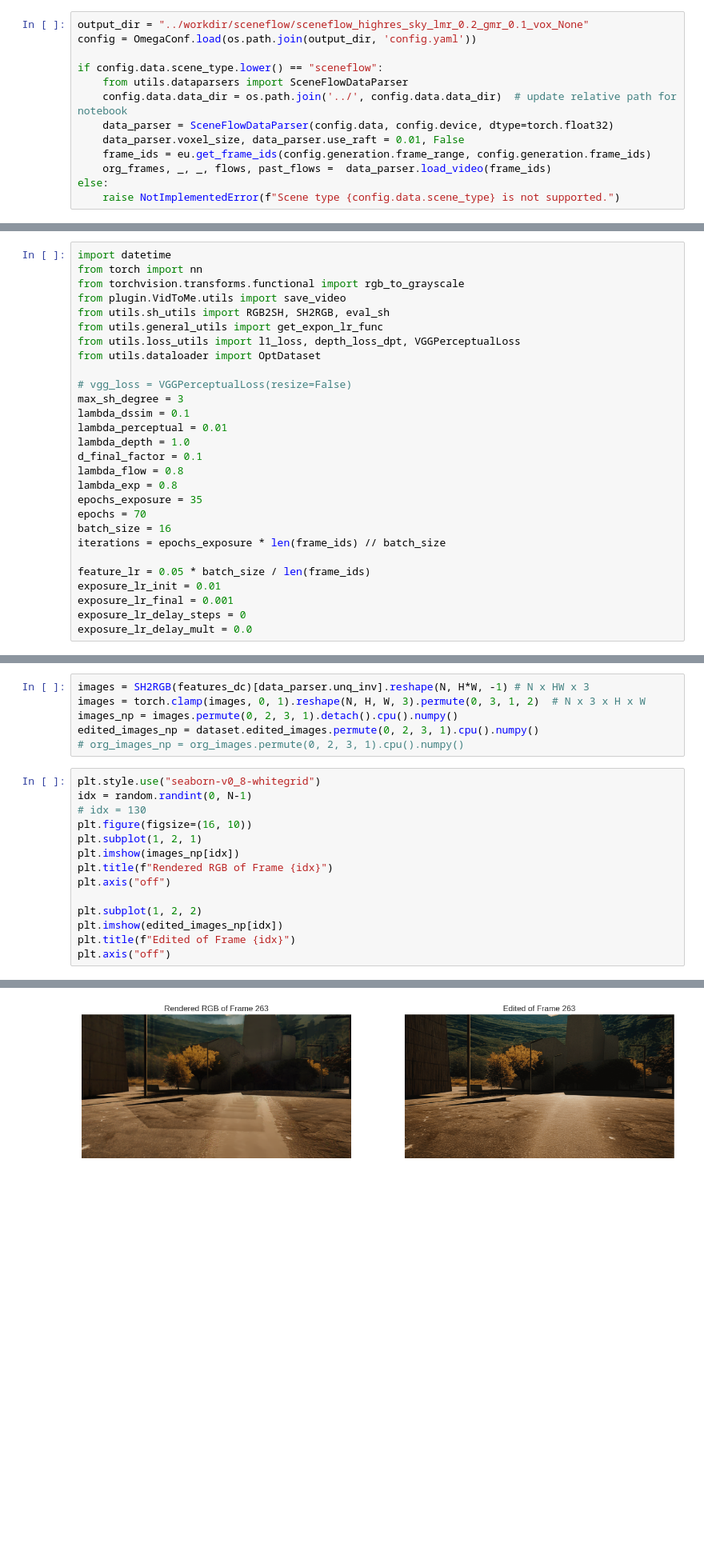
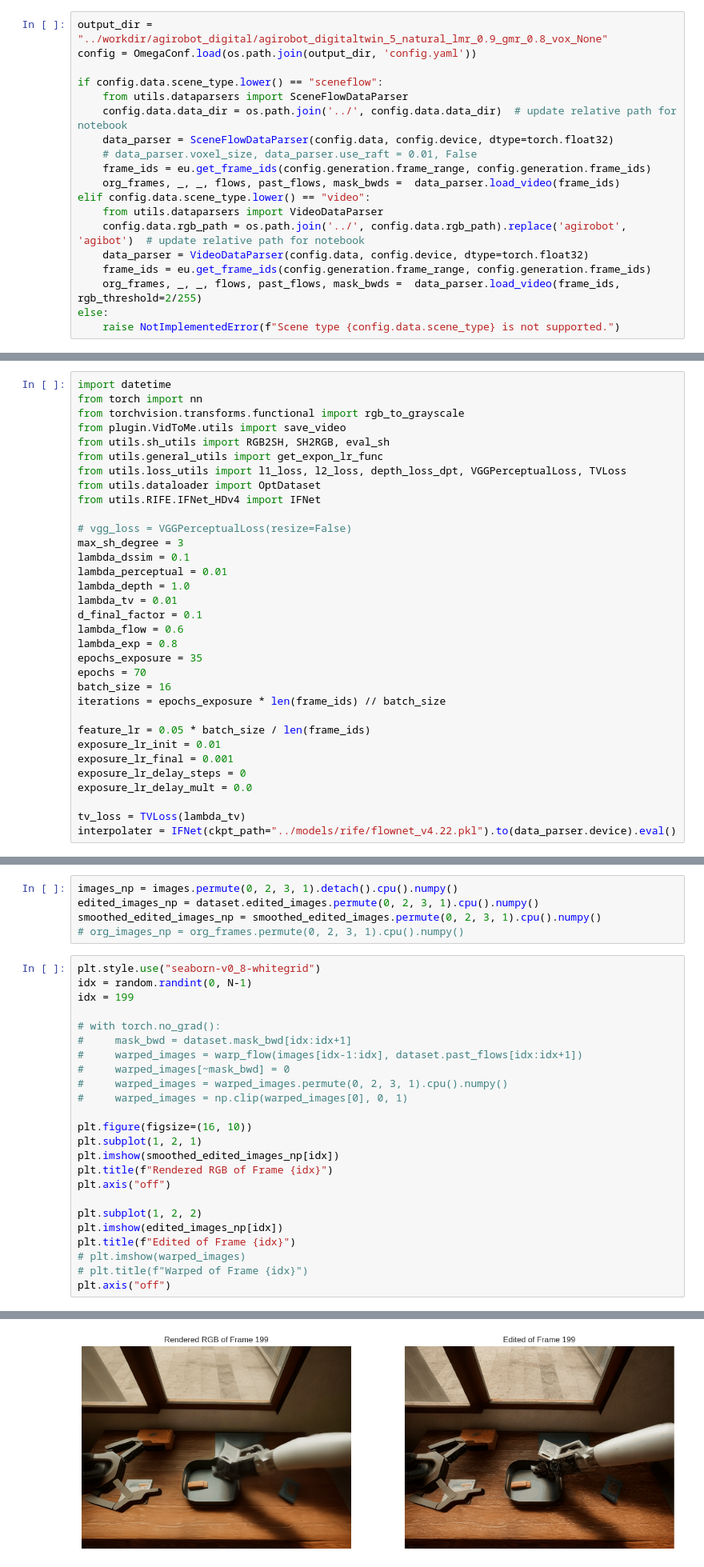
Before and after one commit to Linketic/TC-Light, a Jupyter notebook: notebooks/rgbd_opt_light.ipynb, the cells around one changed output, grey strips where cells are left out. Shown at 80% size. Saved outputs shown, nothing was run; the diff lists cells and outputs as text; blank space fills up the shorter version.

Commit message:
fixed bugs and update dataparsers

```diff
--- a/notebooks/rgbd_opt_light.ipynb
+++ b/notebooks/rgbd_opt_light.ipynb
@@ -452,16 +464,22 @@ def weighted_ms_ssim(
 # %% [markdown]
 ## 0. Data loading
 # %%
-output_dir = "../workdir/sceneflow/sceneflow_highres_sky_lmr_0.2_gmr_0.1_vox_None"
+output_dir = "../workdir/agirobot_digital/agirobot_digitaltwin_5_natural_lmr_0.9_gmr_0.8_vox_None"
 config = OmegaConf.load(os.path.join(output_dir, 'config.yaml'))
 
 if config.data.scene_type.lower() == "sceneflow":
     from utils.dataparsers import SceneFlowDataParser
     config.data.data_dir = os.path.join('../', config.data.data_dir)  # update relative path for notebook
     data_parser = SceneFlowDataParser(config.data, config.device, dtype=torch.float32)
-    data_parser.voxel_size, data_parser.use_raft = 0.01, False
+    # data_parser.voxel_size, data_parser.use_raft = 0.01, False
     frame_ids = eu.get_frame_ids(config.generation.frame_range, config.generation.frame_ids)
-    org_frames, _, _, flows, past_flows =  data_parser.load_video(frame_ids)
+    org_frames, _, _, flows, past_flows, mask_bwds =  data_parser.load_video(frame_ids)
+elif config.data.scene_type.lower() == "video":
+    from utils.dataparsers import VideoDataParser
+    config.data.rgb_path = os.path.join('../', config.data.rgb_path).replace('agirobot', 'agibot')  # update relative path for notebook
+    data_parser = VideoDataParser(config.data, config.device, dtype=torch.float32)
+    frame_ids = eu.get_frame_ids(config.generation.frame_range, config.generation.frame_ids)
+    org_frames, _, _, flows, past_flows, mask_bwds =  data_parser.load_video(frame_ids, rgb_threshold=2/255)
 else:
     raise NotImplementedError(f"Scene type {config.data.scene_type} is not supported.")
 # %% [output]
@@ -547,16 +567,18 @@ from torchvision.transforms.functional import rgb_to_grayscale
 from plugin.VidToMe.utils import save_video
 from utils.sh_utils import RGB2SH, SH2RGB, eval_sh
 from utils.general_utils import get_expon_lr_func
-from utils.loss_utils import l1_loss, depth_loss_dpt, VGGPerceptualLoss
+from utils.loss_utils import l1_loss, l2_loss, depth_loss_dpt, VGGPerceptualLoss, TVLoss
 from utils.dataloader import OptDataset
+from utils.RIFE.IFNet_HDv4 import IFNet
 
 # vgg_loss = VGGPerceptualLoss(resize=False)
 max_sh_degree = 3
 lambda_dssim = 0.1
 lambda_perceptual = 0.01
 lambda_depth = 1.0
+lambda_tv = 0.01
 d_final_factor = 0.1
-lambda_flow = 0.8
+lambda_flow = 0.6
 lambda_exp = 0.8
 epochs_exposure = 35
 epochs = 70
@@ -568,4 +590,7 @@ exposure_lr_init = 0.01
 exposure_lr_final = 0.001
 exposure_lr_delay_steps = 0
 exposure_lr_delay_mult = 0.0
+
+tv_loss = TVLoss(lambda_tv)
+interpolater = IFNet(ckpt_path="../models/rife/flownet_v4.22.pkl").to(data_parser.device).eval()
 # %%
@@ -867,22 +975,31 @@ os.system(f"cp {os.path.join(output_dir, 'output_gt.gif')} {cur_output_path}")
 0
 # %%
-images = SH2RGB(features_dc)[data_parser.unq_inv].reshape(N, H*W, -1) # N x HW x 3
-images = torch.clamp(images, 0, 1).reshape(N, H, W, 3).permute(0, 3, 1, 2)  # N x 3 x H x W
 images_np = images.permute(0, 2, 3, 1).detach().cpu().numpy()
 edited_images_np = dataset.edited_images.permute(0, 2, 3, 1).cpu().numpy()
-# org_images_np = org_images.permute(0, 2, 3, 1).cpu().numpy()
+smoothed_edited_images_np = smoothed_edited_images.permute(0, 2, 3, 1).cpu().numpy()
+# org_images_np = org_frames.permute(0, 2, 3, 1).cpu().numpy()
 # %%
 plt.style.use("seaborn-v0_8-whitegrid")
 idx = random.randint(0, N-1)
-# idx = 130
+idx = 199
+
+# with torch.no_grad():
+#     mask_bwd = dataset.mask_bwd[idx:idx+1]
+#     warped_images = warp_flow(images[idx-1:idx], dataset.past_flows[idx:idx+1])
+#     warped_images[~mask_bwd] = 0
+#     warped_images = warped_images.permute(0, 2, 3, 1).cpu().numpy()
+#     warped_images = np.clip(warped_images[0], 0, 1)
+
 plt.figure(figsize=(16, 10))
 plt.subplot(1, 2, 1)
-plt.imshow(images_np[idx])
+plt.imshow(smoothed_edited_images_np[idx])
 plt.title(f"Rendered RGB of Frame {idx}")
 plt.axis("off")
 
 plt.subplot(1, 2, 2)
 plt.imshow(edited_images_np[idx])
 plt.title(f"Edited of Frame {idx}")
+# plt.imshow(warped_images)
+# plt.title(f"Warped of Frame {idx}")
 plt.axis("off")
 # %% [output]
@@ -890 +1007 @@ plt.axis("off")
-[figure, old version]
+[figure, new version]
```
Also changed, not shown: parts of 10 cells of this notebook, 3 other files.
